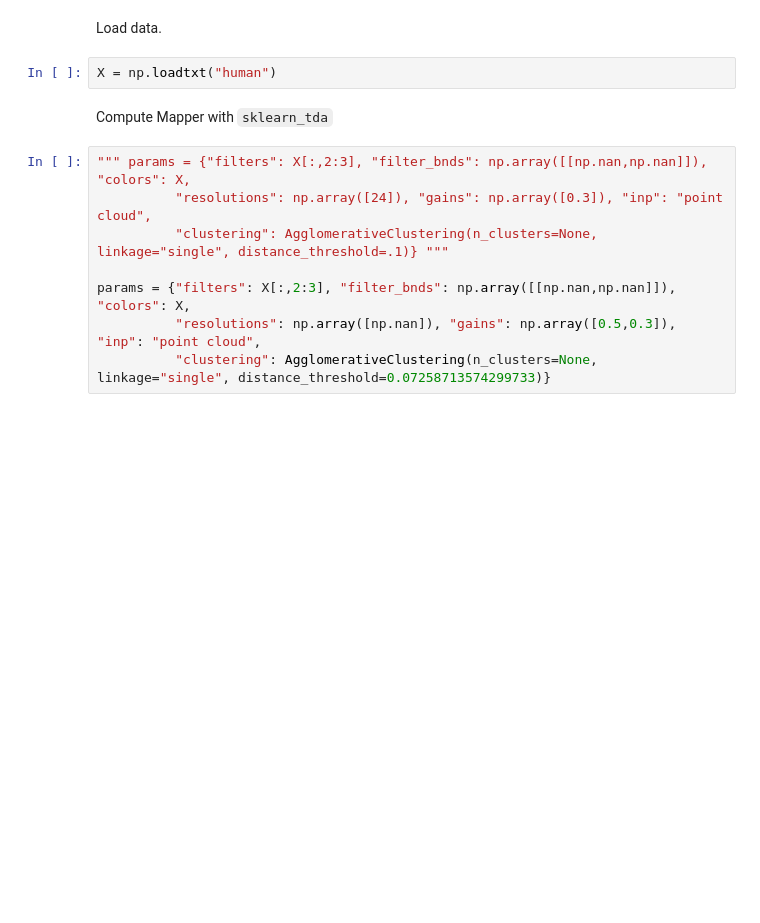
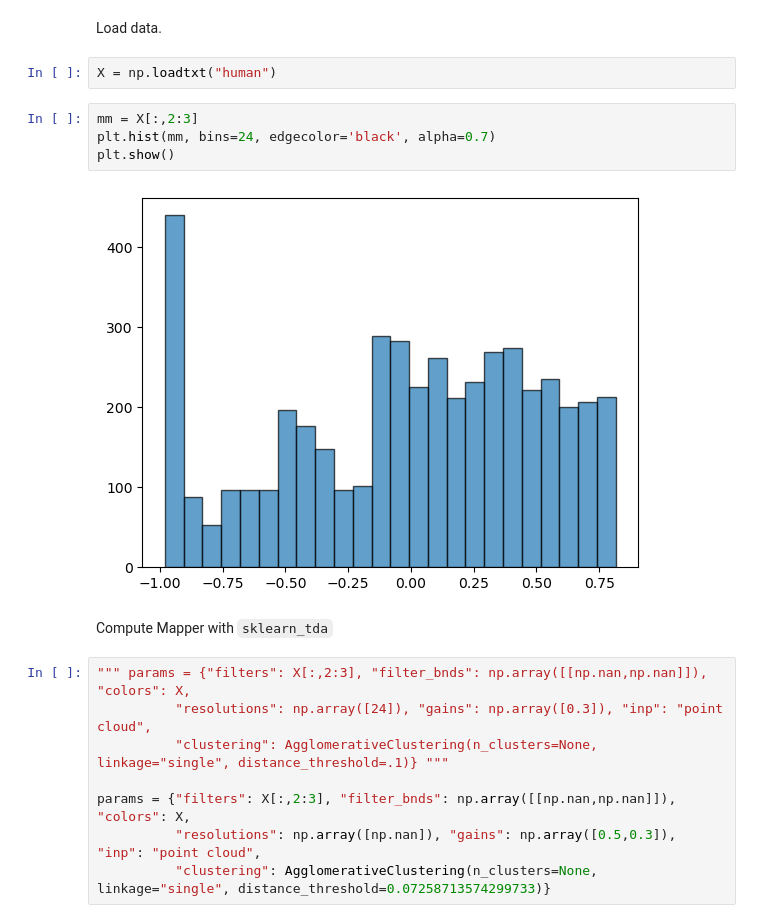
Before and after one commit to jrod55/statmapper, a Jupyter notebook: example/statmapper.ipynb, the cells around one changed output. Saved outputs shown, nothing was run; the diff lists cells and outputs as text; blank space fills up the shorter version.

```diff
--- a/example/statmapper.ipynb
+++ b/example/statmapper.ipynb
@@ -17,6 +17,12 @@ from sklearn_tda import clustering
 Load data.
 # %%
 X = np.loadtxt("human")
+# %%
+mm = X[:,2:3]
+plt.hist(mm, bins=24, edgecolor='black', alpha=0.7)
+plt.show()
+# %% [output]
+[figure, added]
 # %% [markdown]
 Compute Mapper with `sklearn_tda`
 # %%
```
Also changed, not shown: parts of 2 cells of this notebook, 3 other files.
